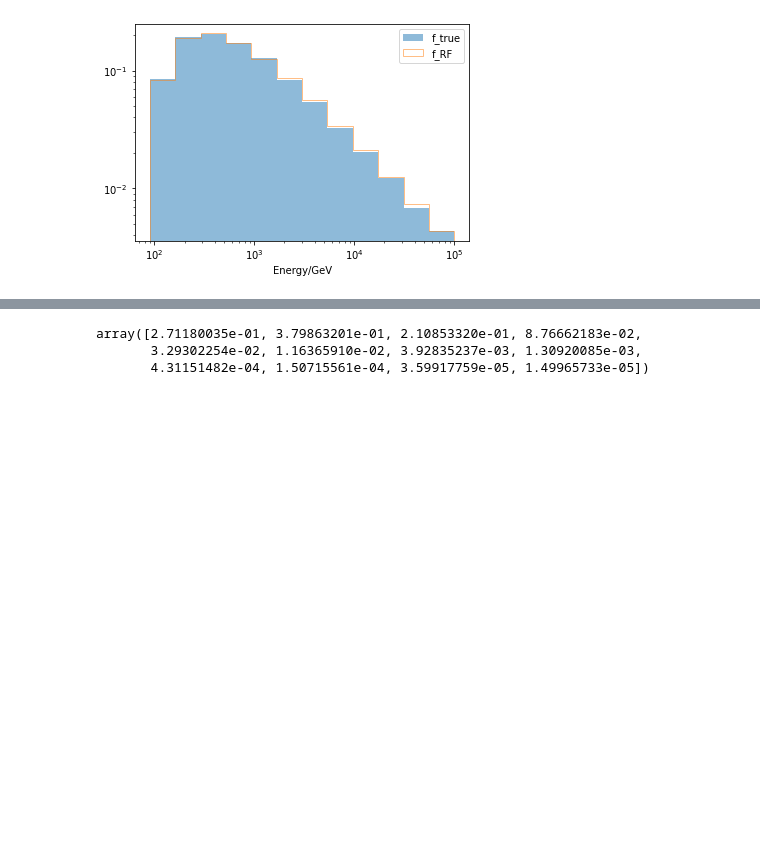
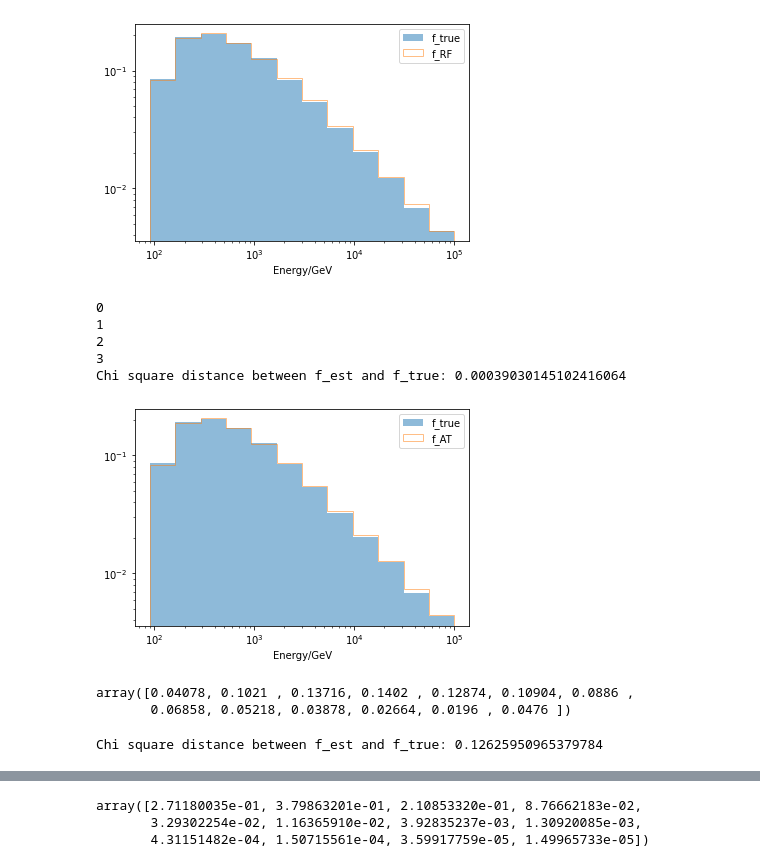
Before and after one commit to janjaek/DSEA-test, a Jupyter notebook: dsea_best_features.ipynb, the cells around one changed output, grey strips where cells are left out. Saved outputs shown, nothing was run; the diff lists cells and outputs as text; code cells hidden in the pictures; blank space fills up the shorter version.

```diff
--- a/dsea_best_features.ipynb
+++ b/dsea_best_features.ipynb
@@ -147,3 +212,57 @@ plt.show()
 # %% [output]
 Chi square distance between f_est and f_true: 0.0003670241250109776
 [figure]
+# %%
+#Random Forrest with transformed data+limited energy
+def inspect_alpha(k, alpha, chi2s, f):
+    print(alpha)
+
+
+alpha_mul = stepsize.decay_mul(0.5)
+f_AT_mul = dsea(X_btest, X_btrain, Y_train, RandomForestClassifier(), K = 3, inspect = inspect_alpha, alpha = alpha_mul)
+print('Chi square distance between f_est and f_true: {}'.format(util.chi2s(f_AT_mul, f_true)))
+plt.hist(bin_centers, bins = binning_E[0:13], weights = f_true, alpha = 0.5,label ='f_true')
+plt.hist(bin_centers, bins = binning_E[0:13], weights = f_AT_mul, alpha = 0.5,histtype = 'step',label='f_AT')
+plt.gca().set_xscale('log')
+plt.yscale('log')
+plt.xlabel('Energy/GeV')
+plt.legend(loc='best')
+plt.show()
+# %% [output]
+0
+1
+2
+3
+Chi square distance between f_est and f_true: 0.00039030145102416064
+[figure, added]
+# %%
+#limiting the energy further to 1e4 GeV
+#mathis did that in his master thesis
+Y = df['MCPrimary.energy']
+binning_E = np.logspace(np.log10(Y.min()-10),# creating 12 bins for the energy
+np.log10(1e4), 13)    #limiting my energy to 1e5 GeV
+#Binning overflow & underflow manually
+overflow = 1e9
+bins_over = np.append(binning_E,overflow)
+binning_E = bins_over
+
+Y = np.digitize(Y, binning_E)
+
+Y = Y - 1
+
+bin_1=[i for i in binning_E[:-1]]
+bin_2=[i for i in binning_E[1:]]
+bin_centers = np.mean([bin_1, bin_2], axis=0)
+#n_test = int(len(df)/10)
+
+
+Y_train = Y[n_test:]
+
+
+Y_test = Y[:n_test]
+
+f_true = util.fit_pdf(Y_test)
+f_true
+# %% [output]
+array([0.04078, 0.1021 , 0.13716, 0.1402 , 0.12874, 0.10904, 0.0886 ,
+       0.06858, 0.05218, 0.03878, 0.02664, 0.0196 , 0.0476 ])
@@ -149,0 +277,4 @@ Chi square distance between f_est and f_true: 0.0003670241250109776
+# %%
+print('Chi square distance between f_est and f_true: {}'.format(util.chi2s(f_AT_mul, f_true)))
+# %% [output]
+Chi square distance between f_est and f_true: 0.12625950965379784
```
Also changed, not shown: parts of 8 cells of this notebook.
